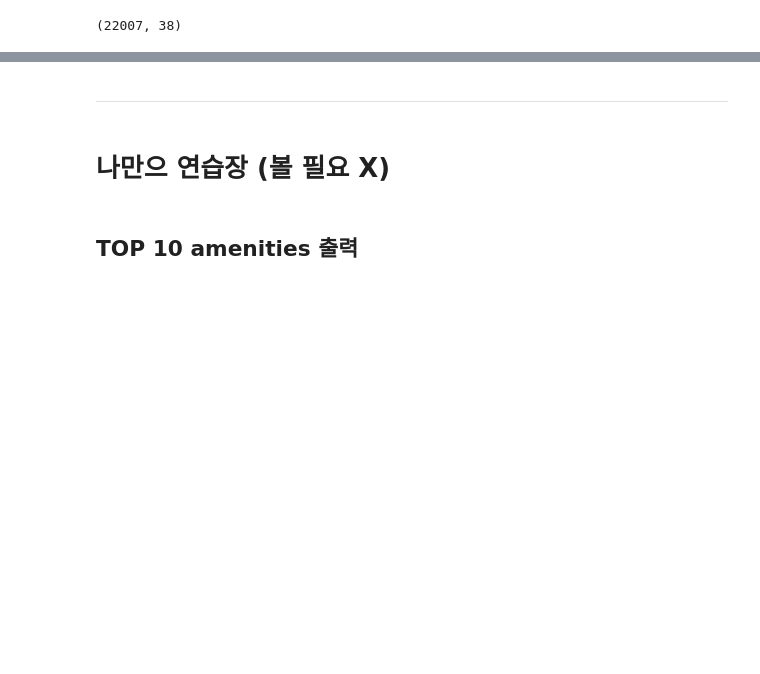
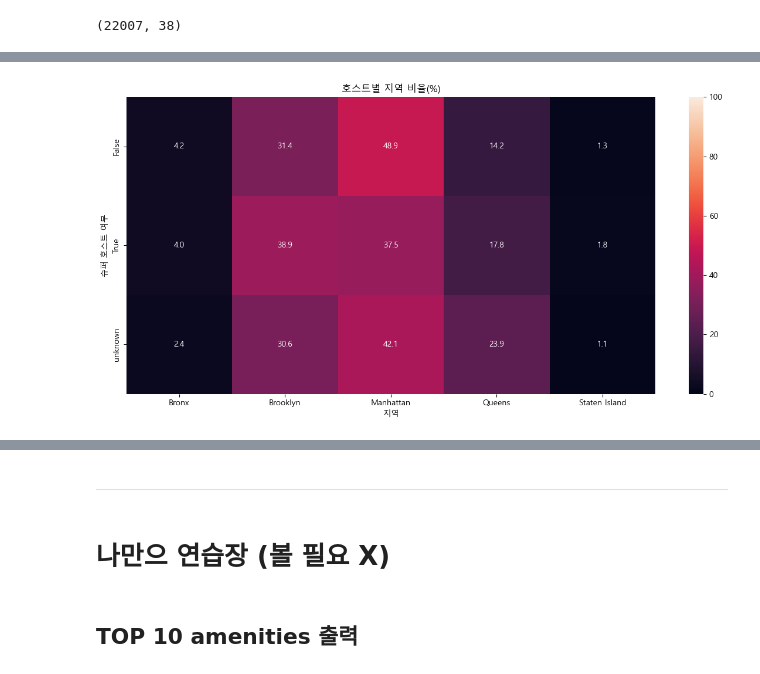
Before and after one commit to KyungminChang/data-analysis-project-BBB, a Jupyter notebook: 01_preprocessiong.ipynb, the cells around one changed output, grey strips where cells are left out. Cells and saved outputs as stored; diff of their text form; code cells hidden in the pictures; blank space fills up the shorter version.

```diff
--- a/01_preprocessiong.ipynb
+++ b/01_preprocessiong.ipynb
@@ -10,3 +10,4 @@ import math
 import platform
 
 df = pd.read_csv(r'C:\Users\컴퓨터\Documents\[부캠][basic] 심화프로젝트\2025_Airbnb_NYC_listings.csv') #----- 자기 경로 설정!!
+df_cleaned = pd.read_csv(r'C:\Users\컴퓨터\Documents\data-analysis-project-BBB\data\first_clean_data.csv')
@@ -188,0 +358,16 @@ df_sh.shape
+# %%
+# 1) 교차표 만들기 + 2) 비율로 바꾸기(행 기준) -> 퍼센트로 보기 좋게 * 100
+ct = pd.crosstab(df_cleaned["host_is_superhost"], df_cleaned["neighbourhood_group_cleansed"], normalize="index") * 100
+
+# 3) heatmap으로 색칠하기
+# annot=True: 각 칸에 숫자를 같이 표시
+# fmt=".1f": 숫자를 소수 1자리로 표시
+# vmin=0, vmax=100: 퍼센트 범위를 고정해서 색이 과장되지 않게 함
+sns.heatmap(ct, annot=True, fmt=".1f", vmin=0, vmax=100)
+plt.title("호스트별 지역 비율(%)")
+plt.xlabel("지역")
+plt.ylabel("슈퍼 호스트 여부")
+plt.tight_layout()
+plt.show()
+# %% [output]
+[figure, added]
```
Also changed, not shown: parts of 17 cells of this notebook, 3 other files.
